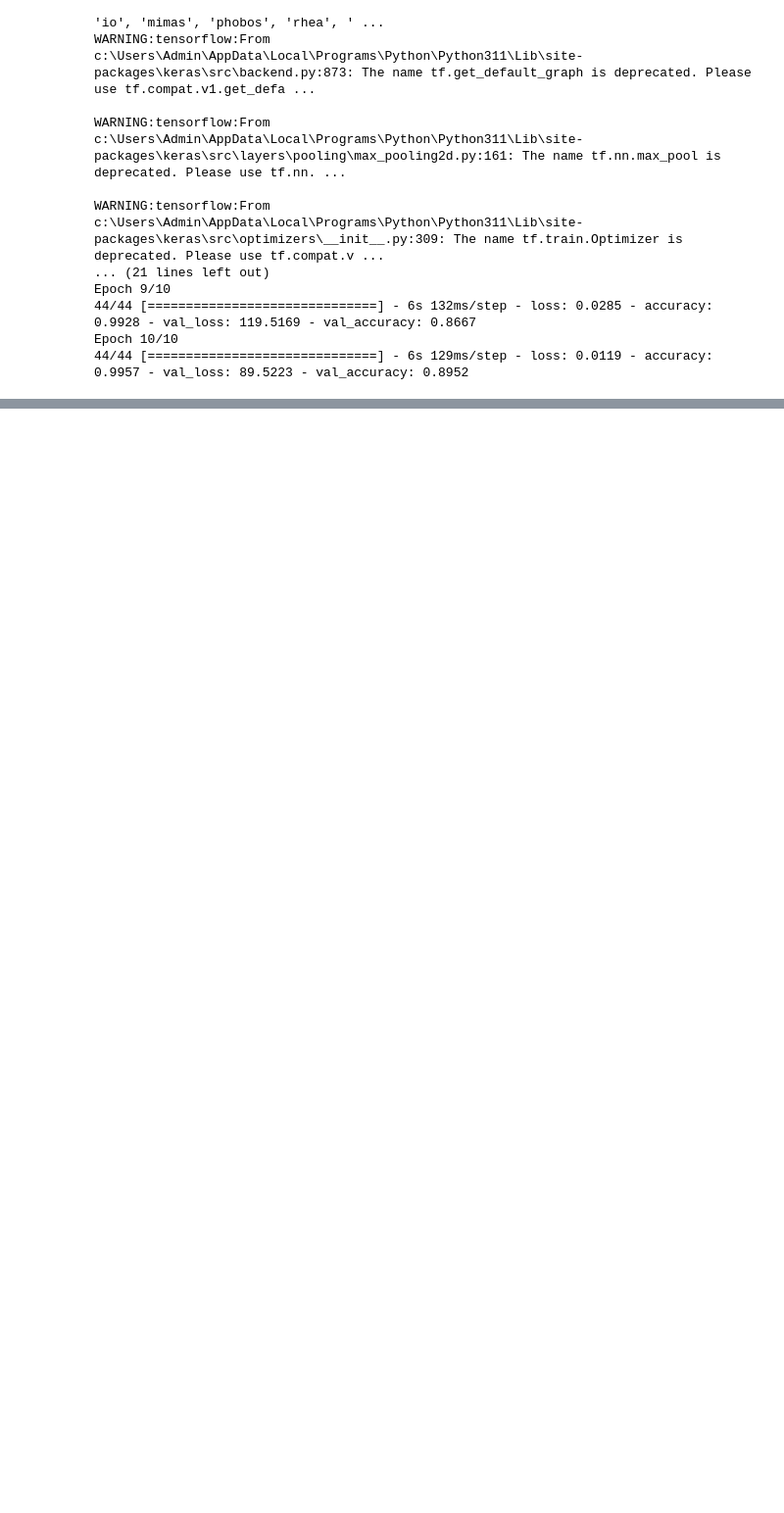
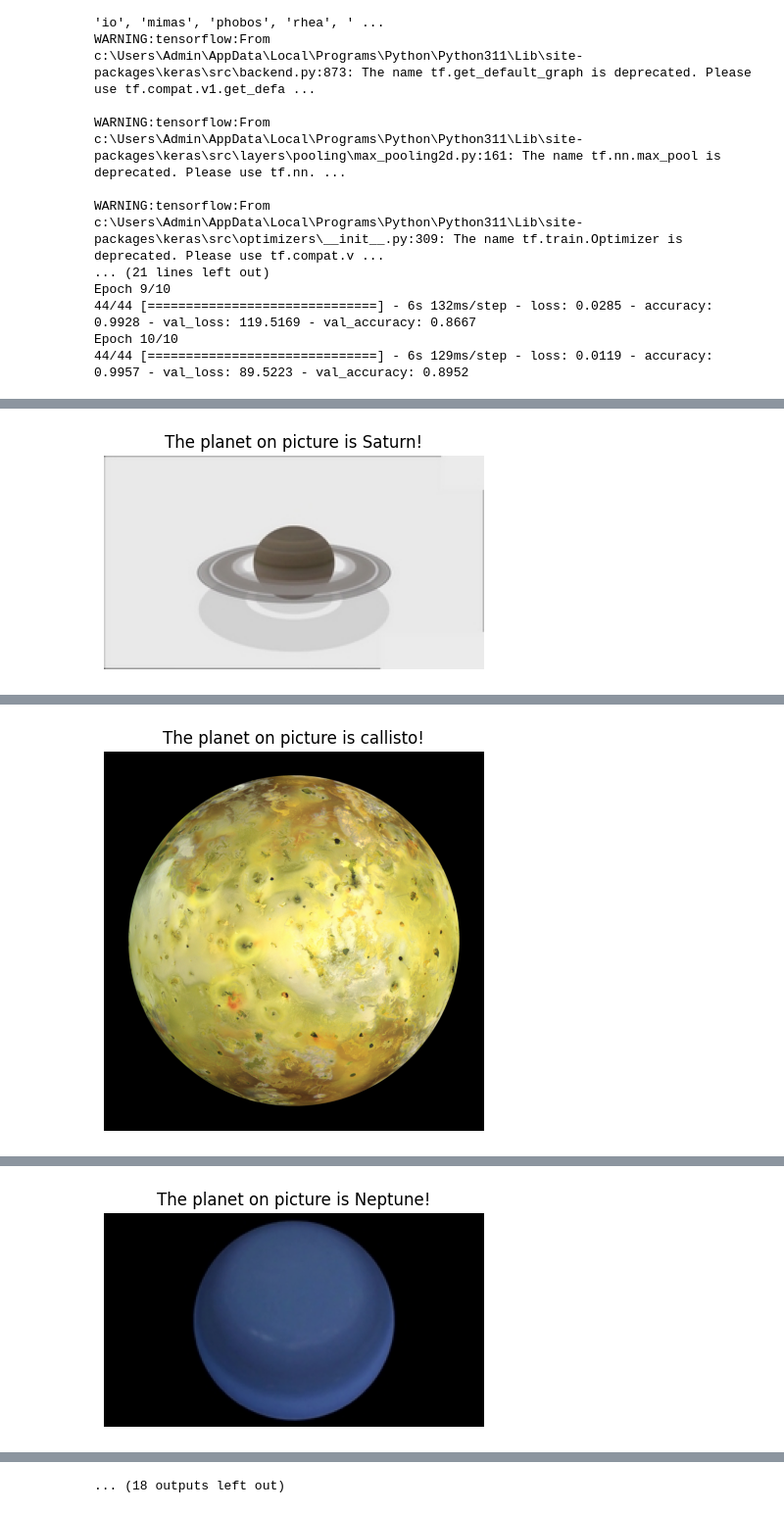
Before and after one commit to todortodorovic/IP2projekat, a Jupyter notebook: KlasifikacijaSvihZajedno.ipynb, the cells around one changed output, grey strips where cells are left out. Shown at 98% size. Saved outputs shown, nothing was run; the diff lists cells and outputs as text; code cells hidden in the pictures; blank space fills up the shorter version.

```diff
--- a/KlasifikacijaSvihZajedno.ipynb
+++ b/KlasifikacijaSvihZajedno.ipynb
@@ -119,16 +121,18 @@ NameError: name 'np' is not defined
 # %%
 from tensorflow.keras.preprocessing import image
 import random
+import os
+
 # Get a random sample of 5 images from the original dataset
-data_dir=base_dir
-random_planets = random.sample(os.listdir(data_dir), 15)
+
+random_planets = random.sample(os.listdir(base_dir), 15)
 
 for planet in random_planets:
 
-    random_image = random.sample(os.listdir( os.path.join(data_dir, planet) ), 1)
+    random_image = random.sample(os.listdir( os.path.join(base_dir, planet) ), 1)
 
     # Load the image
-    img_path = os.path.join(data_dir, planet, random_image[0])
+    img_path = os.path.join(base_dir, planet, random_image[0])
     img = image.load_img(img_path, target_size=(180,180))
     img_array = image.img_to_array(img)
     img_array /= 255.0  # Normalize pixel values to [0, 1]
@@ -145,3 +149,4 @@ for planet in random_planets:
     plt.axis('off')
     plt.title(f"The planet on picture is {predicted_class}!")
     plt.show()
+# %% [output]
@@ -147,0 +154 @@ for planet in random_planets:
+[figure, added]
@@ -147,0 +156 @@ for planet in random_planets:
+[figure, added]
@@ -147,0 +158 @@ for planet in random_planets:
+[figure, added]
@@ -147,0 +165 @@ for planet in random_planets:
+... (18 outputs left out)
```
Also changed, not shown: parts of 2 cells of this notebook.
